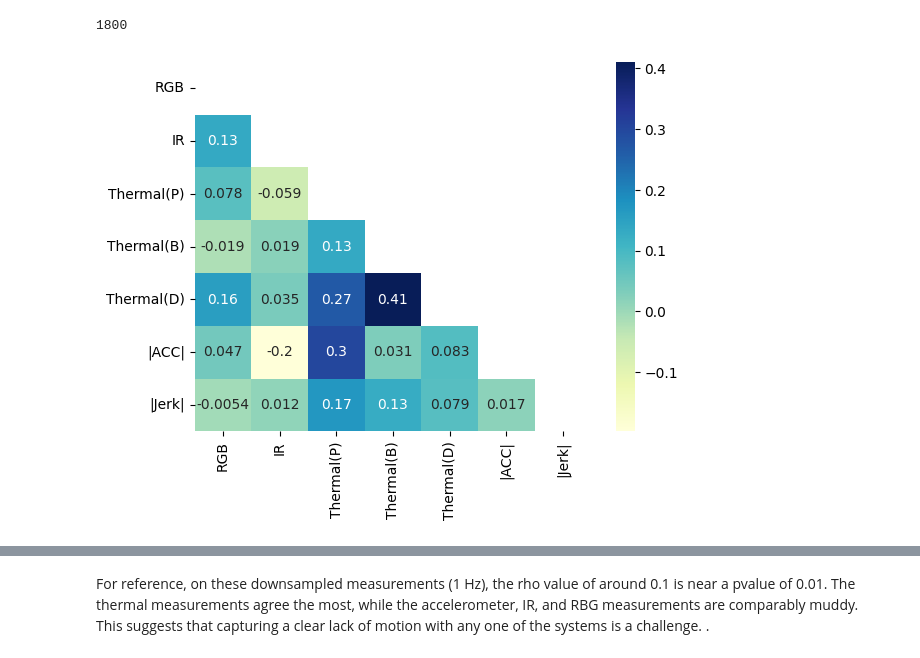
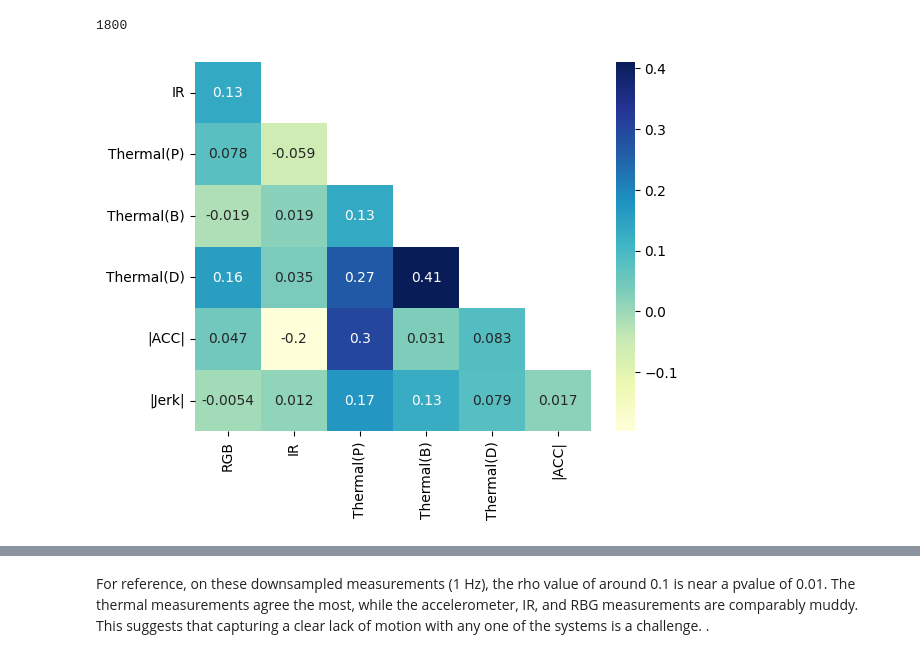
Before and after one commit to finn42/motion-comparison-signal-prep, a Jupyter notebook: 04_QOM_Comparisons_10hz_1Hz.ipynb, the cells around one changed output, grey strips where cells are left out. Cells and saved outputs as stored; diff of their text form; code cells hidden in the pictures.

```diff
--- a/04_QOM_Comparisons_10hz_1Hz.ipynb
+++ b/04_QOM_Comparisons_10hz_1Hz.ipynb
@@ -305,16 +432,10 @@ print(len(Low10all))
 1800
 # %%
 B = Low10all.corr(method='spearman')
-# B = Low10coord.corr(method='pearson')
-
-# creating mask
-mask = np.triu(np.ones_like(B))
-
-# plotting a triangle correlation heatmap
+B = B.iloc[1:,:-1]
+mask = np.triu(np.ones_like(B),k=1)
 dataplot = sns.heatmap(B, cmap="YlGnBu", annot=True, mask=mask)
-
-# displaying heatmap
 plt.show()
 # %% [output]
-[figure, old version]
+[figure, new version]
 # %%
```
Also changed, not shown: parts of 13 cells of this notebook, 40 other files.
